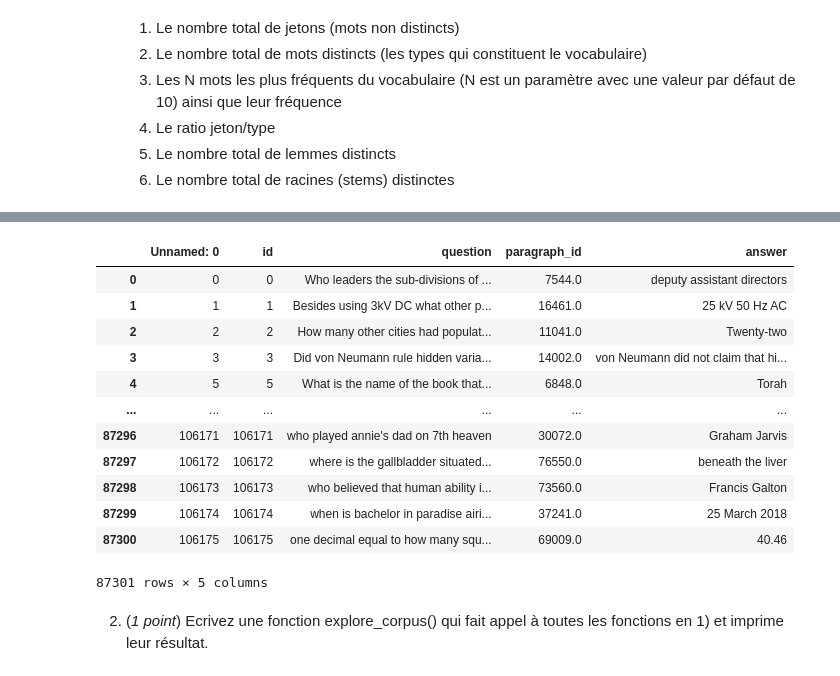
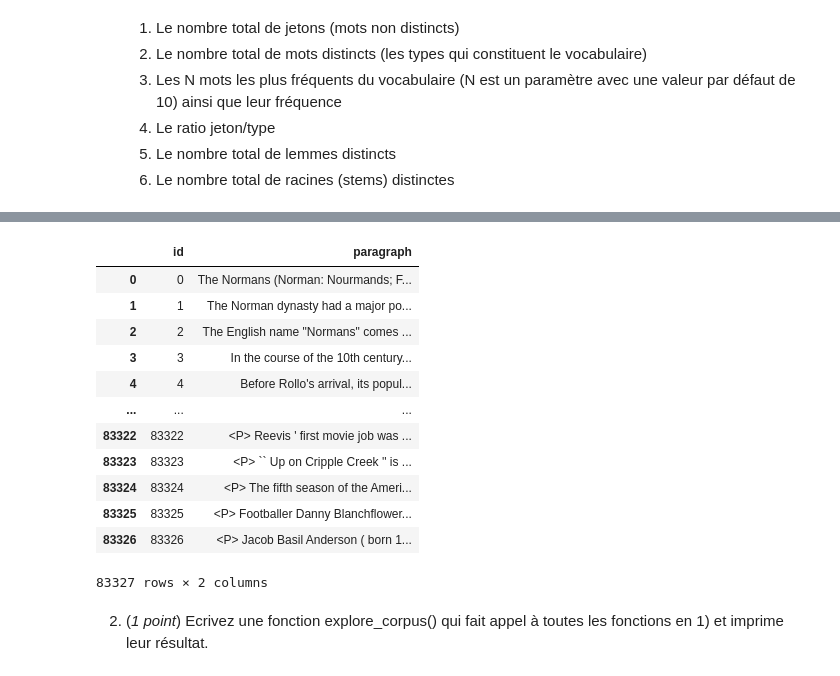
Before and after one commit to nabil-dbz/INF8460, a Jupyter notebook: TP1/inf8460_A21_TP1.ipynb, the cells around one changed output, grey strips where cells are left out. Cells and saved outputs as stored; diff of their text form; code cells hidden in the pictures.

```diff
--- a/TP1/inf8460_A21_TP1.ipynb
+++ b/TP1/inf8460_A21_TP1.ipynb
@@ -42,8 +42,8 @@ A partir du notebook _inf8460_A21_TP1_ qui est distribué, vous devez réaliser
 # %% [markdown]
 Ci-dessous définir la constante _PATH_ qui doit être utilisée par votre code pour accéder aux fichiers. Il est attendu que pour la correction, le chargé de lab n'ait qu'à changer la valeur de _PATH_ pour le répertoire où se trouver les fichiers de datasets.
 # %%
-PATH = ""
-N = 30
+PATH = "data/"
+N = 200
 # %% [markdown]
 ### 5.1. Pré-traitement (12 points)
 Les passages et questions de votre ensemble de données doivent d’abord être représentés et indexés pour ensuite pouvoir effectuer une recherche de passage pour répondre à une question. On vous demande donc d’implémenter une étape de pré-traitement des données.
@@ -80,21 +84,21 @@ True
 data_corpus = pandas.read_csv(PATH + "corpus.csv")
 data_questions = pandas.read_csv(PATH + "train_ids.csv")
 # %%
-data_questions
+data_corpus
 # %% [output]
-|  | Unnamed: 0 | id | question | paragraph_id | answer |
-| 0 | 0 | 0 | Who leaders the sub-divisions of ... | 7544.0 | deputy assistant directors |
-| 1 | 1 | 1 | Besides using 3kV DC what other p... | 16461.0 | 25 kV 50 Hz AC |
-| 2 | 2 | 2 | How many other cities had populat... | 11041.0 | Twenty-two |
-| 3 | 3 | 3 | Did von Neumann rule hidden varia... | 14002.0 | von Neumann did not claim that hi... |
-| 4 | 5 | 5 | What is the name of the book that... | 6848.0 | Torah |
-| ... | ... | ... | ... | ... | ... |
-| 87296 | 106171 | 106171 | who played annie's dad on 7th heaven | 30072.0 | Graham Jarvis |
-| 87297 | 106172 | 106172 | where is the gallbladder situated... | 76550.0 | beneath the liver |
-| 87298 | 106173 | 106173 | who believed that human ability i... | 73560.0 | Francis Galton |
-| 87299 | 106174 | 106174 | when is bachelor in paradise airi... | 37241.0 | 25 March 2018 |
-| 87300 | 106175 | 106175 | one decimal equal to how many squ... | 69009.0 | 40.46 |
+|  | id | paragraph |
+| 0 | 0 | The Normans (Norman: Nourmands; F... |
+| 1 | 1 | The Norman dynasty had a major po... |
+| 2 | 2 | The English name "Normans" comes ... |
+| 3 | 3 | In the course of the 10th century... |
+| 4 | 4 | Before Rollo's arrival, its popul... |
+| ... | ... | ... |
+| 83322 | 83322 | <P> Reevis ' first movie job was ... |
+| 83323 | 83323 | <P> `` Up on Cripple Creek '' is ... |
+| 83324 | 83324 | <P> The fifth season of the Ameri... |
+| 83325 | 83325 | <P> Footballer Danny Blanchflower... |
+| 83326 | 83326 | <P> Jacob Basil Anderson ( born 1... |
-87301 rows × 5 columns
+83327 rows × 2 columns
 # %%
 corpus_example = [["banana", "bananas", "banana", "wolves", "wolf"], ["hello", "you", "are", "my", "friend"]]
 # %%
```
Also changed, not shown: parts of 15 cells of this notebook.
